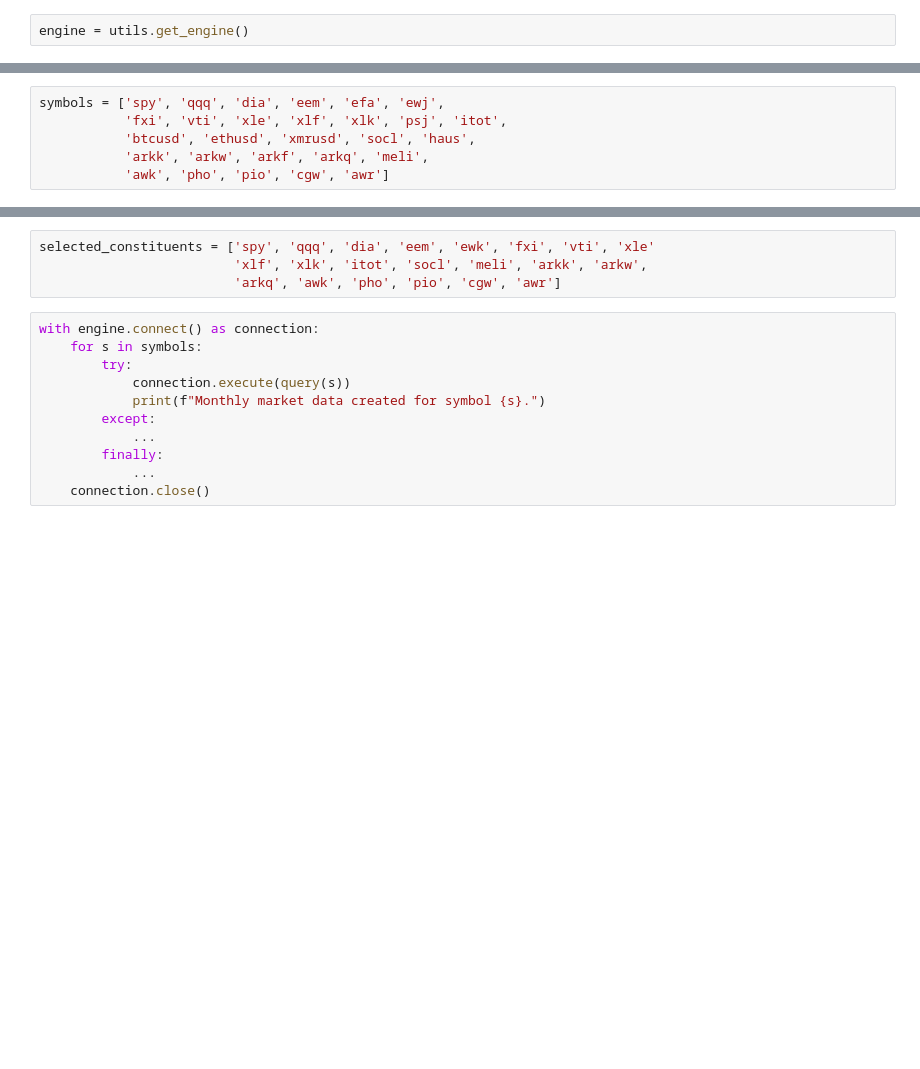
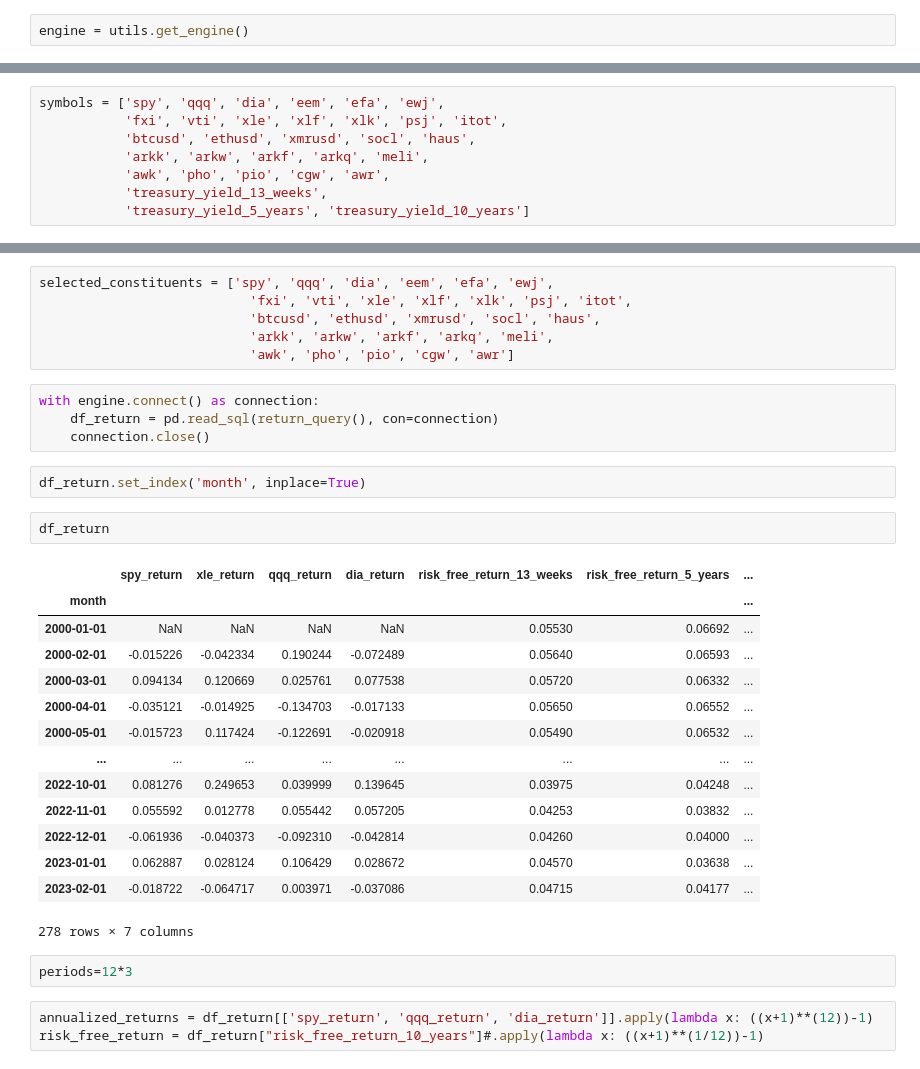
Before and after one commit to pablovera-ML/stocks, a Jupyter notebook: portfolio_selection.ipynb, the cells around one changed output, grey strips where cells are left out. Drawn from its saved outputs; the diff is of its cells as text; blank space fills up the shorter version.

```diff
--- a/portfolio_selection.ipynb
+++ b/portfolio_selection.ipynb
@@ -39,7 +115,9 @@ symbols = ['spy', 'qqq', 'dia', 'eem', 'efa', 'ewj',
            'fxi', 'vti', 'xle', 'xlf', 'xlk', 'psj', 'itot',
            'btcusd', 'ethusd', 'xmrusd', 'socl', 'haus',
            'arkk', 'arkw', 'arkf', 'arkq', 'meli',
-           'awk', 'pho', 'pio', 'cgw', 'awr']
+           'awk', 'pho', 'pio', 'cgw', 'awr',
+           'treasury_yield_13_weeks',
+           'treasury_yield_5_years', 'treasury_yield_10_years']
 # %%
 len(symbols)
 # %% [output]
@@ -76,15 +154,34 @@ Error with symbol awr
 # %%
-selected_constituents = ['spy', 'qqq', 'dia', 'eem', 'ewk', 'fxi', 'vti', 'xle'
-                         'xlf', 'xlk', 'itot', 'socl', 'meli', 'arkk', 'arkw',
-                         'arkq', 'awk', 'pho', 'pio', 'cgw', 'awr']
+selected_constituents = ['spy', 'qqq', 'dia', 'eem', 'efa', 'ewj',
+                           'fxi', 'vti', 'xle', 'xlf', 'xlk', 'psj', 'itot',
+                           'btcusd', 'ethusd', 'xmrusd', 'socl', 'haus',
+                           'arkk', 'arkw', 'arkf', 'arkq', 'meli',
+                           'awk', 'pho', 'pio', 'cgw', 'awr']
-# %%
-with engine.connect() as connection:
-    for s in symbols:
-        try:
-            connection.execute(query(s))
-            print(f"Monthly market data created for symbol {s}.")
-        except:
-            ...
-        finally:
-            ...
-    connection.close()
+# %%
+with engine.connect() as connection:
+    df_return = pd.read_sql(return_query(), con=connection)
+    connection.close()
+# %%
+df_return.set_index('month', inplace=True)
+# %%
+df_return
+# %% [output]
+|  | spy_return | xle_return | qqq_return | dia_return | risk_free_return_13_weeks | risk_free_return_5_years | ... |
+| month |  |  |  |  |  |  | ... |
+| 2000-01-01 | NaN | NaN | NaN | NaN | 0.05530 | 0.06692 | ... |
+| 2000-02-01 | -0.015226 | -0.042334 | 0.190244 | -0.072489 | 0.05640 | 0.06593 | ... |
+| 2000-03-01 | 0.094134 | 0.120669 | 0.025761 | 0.077538 | 0.05720 | 0.06332 | ... |
+| 2000-04-01 | -0.035121 | -0.014925 | -0.134703 | -0.017133 | 0.05650 | 0.06552 | ... |
+| 2000-05-01 | -0.015723 | 0.117424 | -0.122691 | -0.020918 | 0.05490 | 0.06532 | ... |
+| ... | ... | ... | ... | ... | ... | ... | ... |
+| 2022-10-01 | 0.081276 | 0.249653 | 0.039999 | 0.139645 | 0.03975 | 0.04248 | ... |
+| 2022-11-01 | 0.055592 | 0.012778 | 0.055442 | 0.057205 | 0.04253 | 0.03832 | ... |
+| 2022-12-01 | -0.061936 | -0.040373 | -0.092310 | -0.042814 | 0.04260 | 0.04000 | ... |
+| 2023-01-01 | 0.062887 | 0.028124 | 0.106429 | 0.028672 | 0.04570 | 0.03638 | ... |
+| 2023-02-01 | -0.018722 | -0.064717 | 0.003971 | -0.037086 | 0.04715 | 0.04177 | ... |
+278 rows × 7 columns
+# %%
+periods=12*3
+# %%
+annualized_returns = df_return[['spy_return', 'qqq_return', 'dia_return']].apply(lambda x: ((x+1)**(12))-1)
+risk_free_return = df_return["risk_free_return_10_years"]#.apply(lambda x: ((x+1)**(1/12))-1)
```
Also changed, not shown: parts of 16 cells of this notebook.
